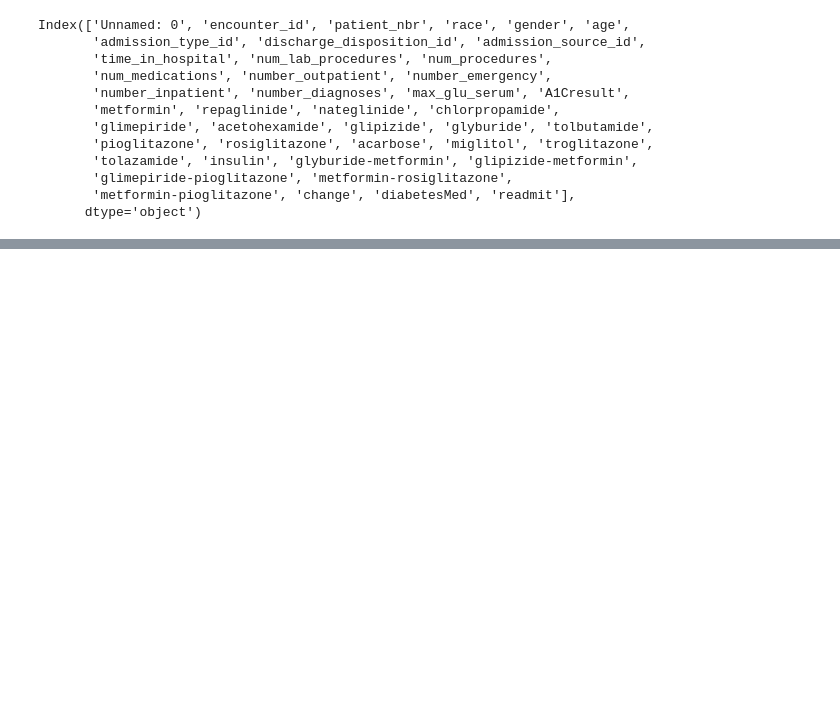
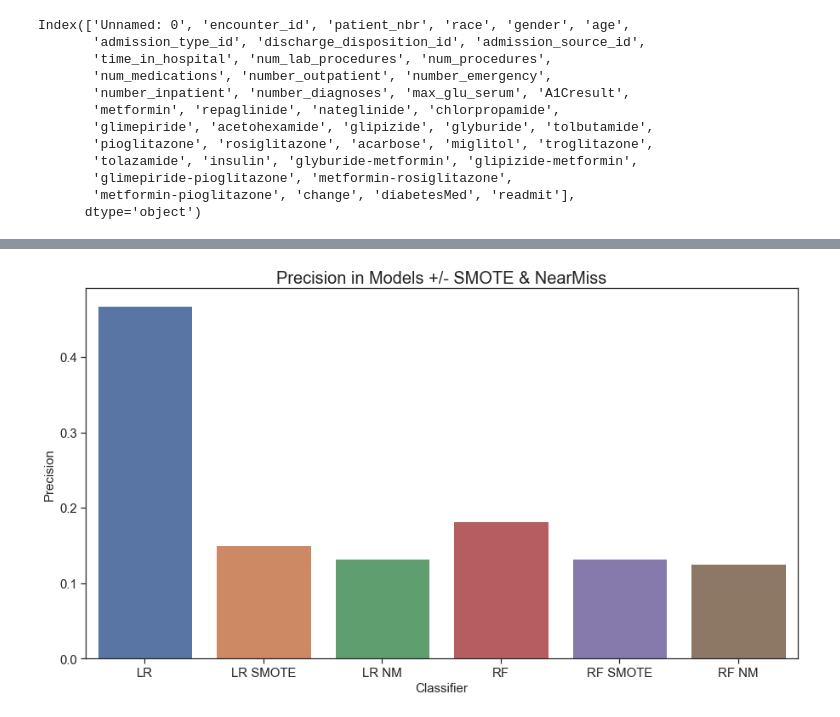
Before and after one commit to clstaub/Predicting_Hospital_Readmissions, a Jupyter notebook: Modeling.ipynb, the cells around one changed output, grey strips where cells are left out. Saved outputs shown, nothing was run; the diff lists cells and outputs as text; code cells hidden in the pictures; blank space fills up the shorter version.

```diff
--- a/Modeling.ipynb
+++ b/Modeling.ipynb
@@ -37,0 +247,19 @@ Index(['Unnamed: 0', 'encounter_id', 'patient_nbr', 'race', 'gender', 'age',
+# %%
+results = pd.DataFrame({'classifier':['LR','LR SMOTE','LR NM','RF', 'RF SMOTE', 'RF NM'],
+                       'auc':[lr1_auc, lr2_auc,lr3_auc, rf1_auc, rf2_auc, rf3_auc],
+                       'recall':[lr1_recall, lr2_recall, lr3_recall, rf1_recall, rf2_recall, rf3_recall],
+                       'precision':[lr1_precision, lr2_precision, lr3_precision,  rf1_precision, rf2_precision, rf3_precision],
+                       'specificity':[lr1_specificity, lr2_specificity, lr3_specificity, rf1_specificity, rf2_specificity, rf3_specificity]
+                       })
+plt.figure(figsize=(15,8))
+ax = sns.barplot(x="classifier", y="precision", data=results)
+ax.set_xlabel('Classifier',fontsize = 15)
+ax.set_ylabel('Precision', fontsize = 15)
+ax.tick_params(labelsize=15)
+ax.set_title('Precision in Models +/- SMOTE & NearMiss',fontsize=20)
+
+# Put the legend out of the figure
+# plt.legend(bbox_to_anchor=(1.05, 1), loc=2, borderaxespad=0., fontsize = 15)
+plt.show()
+# %% [output]
+[figure, added]
```
Also changed, not shown: parts of 32 cells of this notebook, 4 other files.
